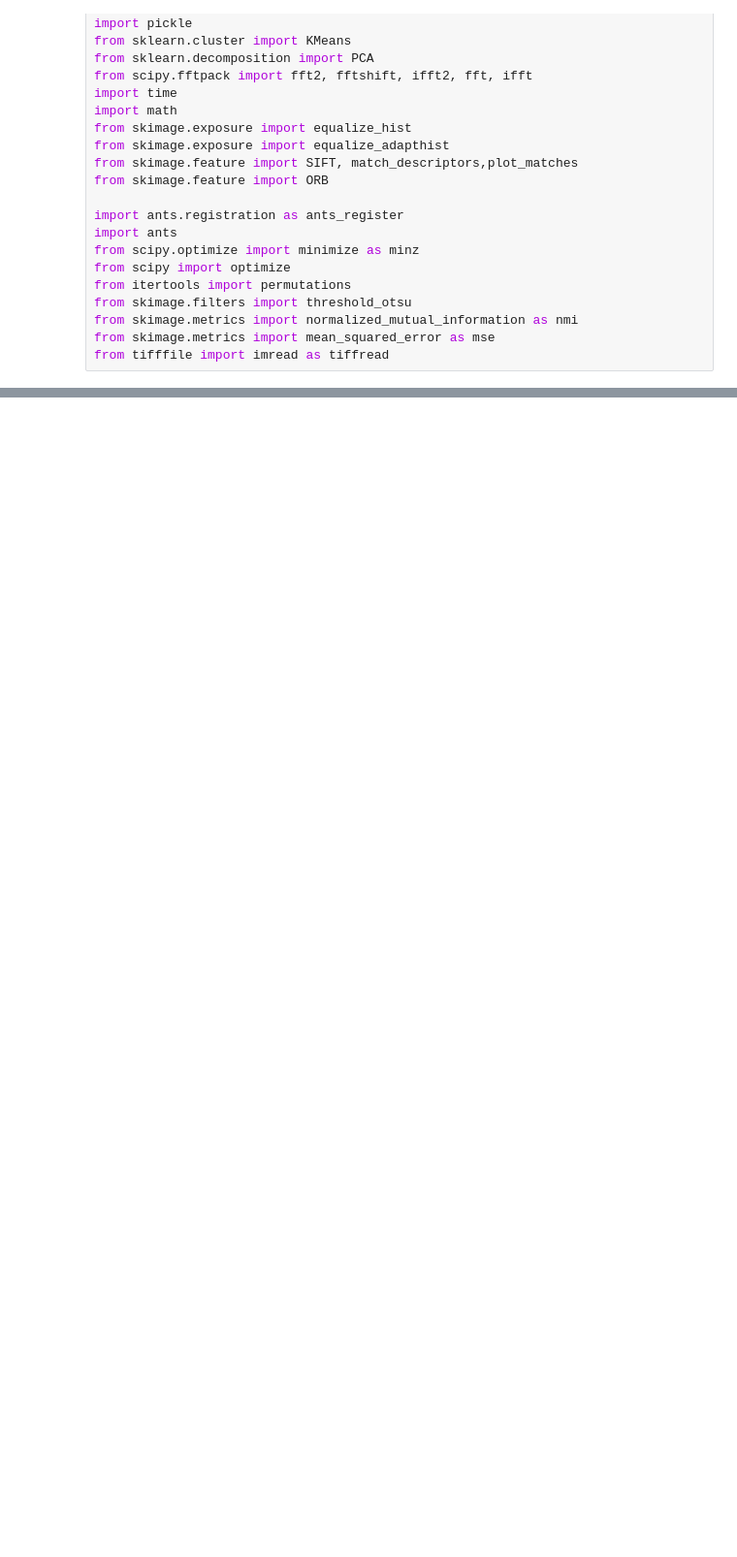
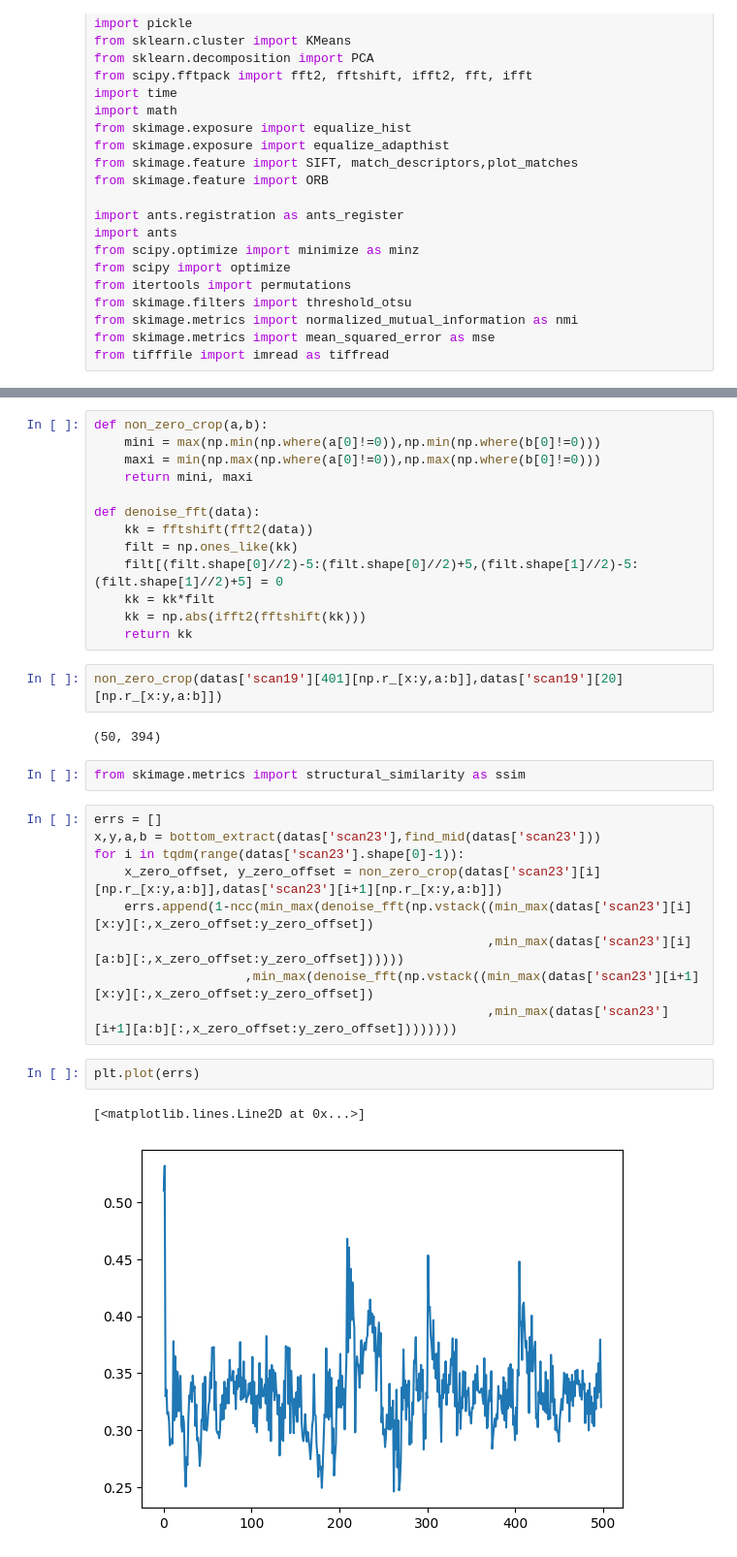
Before and after one commit to AKA2320/OCT_RA, a Jupyter notebook: volume_data/Hadiya_12_10_2024_1.5Dbifocal_timelapse/visualizations.ipynb, the cells around one changed output, grey strips where cells are left out. Shown at 97% size. Saved outputs shown, nothing was run; the diff lists cells and outputs as text; blank space fills up the shorter version.

```diff
--- a/volume_data/Hadiya_12_10_2024_1.5Dbifocal_timelapse/visualizations.ipynb
+++ b/volume_data/Hadiya_12_10_2024_1.5Dbifocal_timelapse/visualizations.ipynb
@@ -37,0 +183,33 @@ from tifffile import imread as tiffread
+# %%
+def non_zero_crop(a,b):
+    mini = max(np.min(np.where(a[0]!=0)),np.min(np.where(b[0]!=0)))
+    maxi = min(np.max(np.where(a[0]!=0)),np.max(np.where(b[0]!=0)))
+    return mini, maxi
+
+def denoise_fft(data):
+    kk = fftshift(fft2(data))
+    filt = np.ones_like(kk)
+    filt[(filt.shape[0]//2)-5:(filt.shape[0]//2)+5,(filt.shape[1]//2)-5:(filt.shape[1]//2)+5] = 0
+    kk = kk*filt
+    kk = np.abs(ifft2(fftshift(kk)))
+    return kk
+# %%
+non_zero_crop(datas['scan19'][401][np.r_[x:y,a:b]],datas['scan19'][20][np.r_[x:y,a:b]])
+# %% [output]
+(50, 394)
+# %%
+from skimage.metrics import structural_similarity as ssim
+# %%
+errs = []
+x,y,a,b = bottom_extract(datas['scan23'],find_mid(datas['scan23']))
+for i in tqdm(range(datas['scan23'].shape[0]-1)):
+    x_zero_offset, y_zero_offset = non_zero_crop(datas['scan23'][i][np.r_[x:y,a:b]],datas['scan23'][i+1][np.r_[x:y,a:b]])
+    errs.append(1-ncc(min_max(denoise_fft(np.vstack((min_max(datas['scan23'][i][x:y][:,x_zero_offset:y_zero_offset])
+                                                    ,min_max(datas['scan23'][i][a:b][:,x_zero_offset:y_zero_offset])))))
+                    ,min_max(denoise_fft(np.vstack((min_max(datas['scan23'][i+1][x:y][:,x_zero_offset:y_zero_offset])
+                                                    ,min_max(datas['scan23'][i+1][a:b][:,x_zero_offset:y_zero_offset])))))))
+# %%
+plt.plot(errs)
+# %% [output]
+[<matplotlib.lines.Line2D at 0x...>]
+[figure, added]
```
Also changed, not shown: parts of 8 cells of this notebook.
